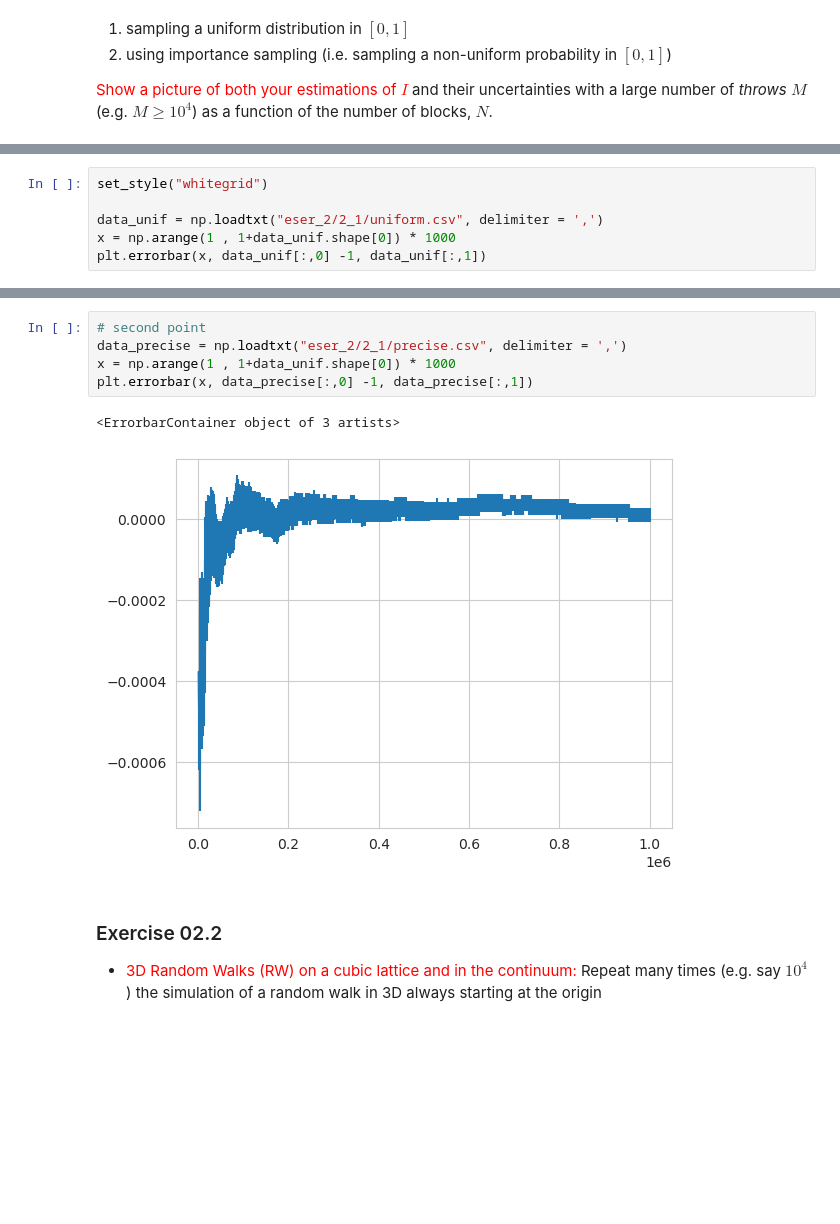
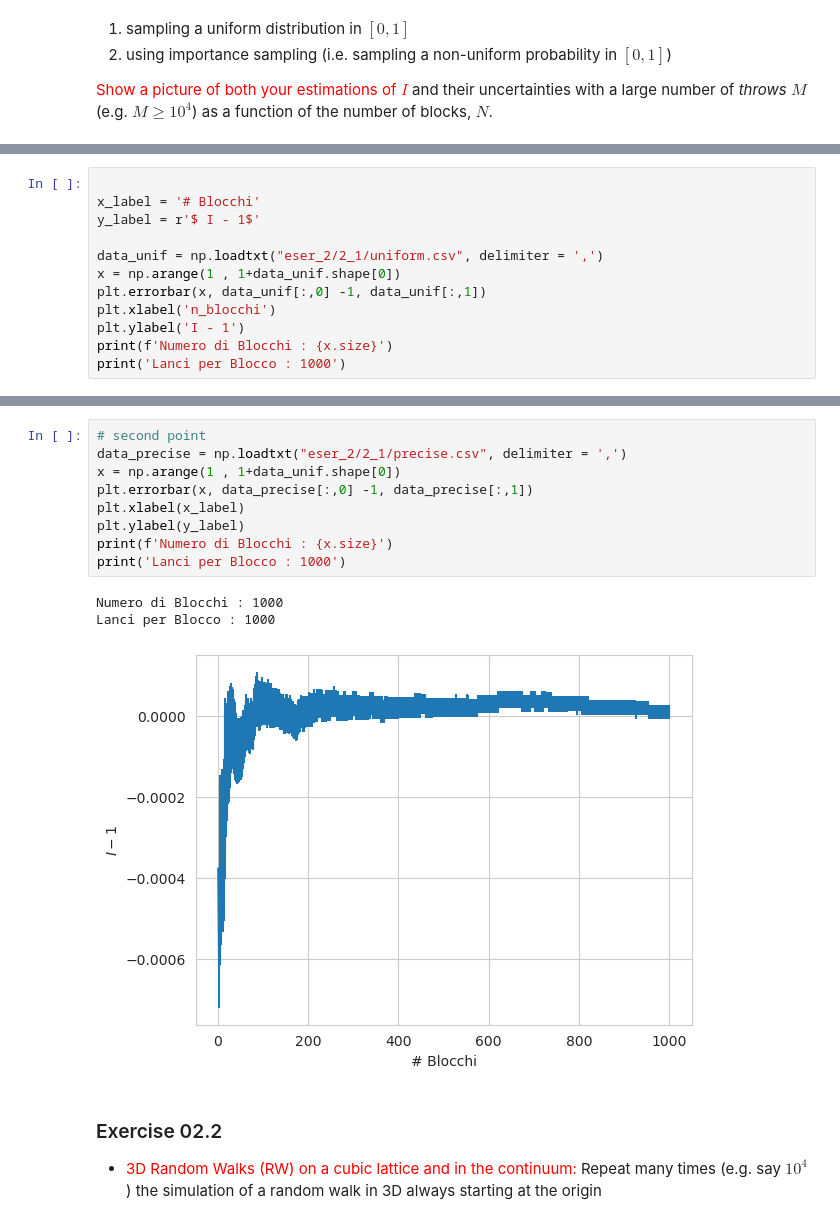
Before and after one commit to RandDouble/SimulazioneNumerica, a Jupyter notebook: LSN_Exercises_02.ipynb, the cells around one changed output, grey strips where cells are left out. Saved outputs shown, nothing was run; the diff lists cells and outputs as text; blank space fills up the shorter version.

```diff
--- a/LSN_Exercises_02.ipynb
+++ b/LSN_Exercises_02.ipynb
@@ -38,7 +77,13 @@ from seaborn import set_style
 # %%
-set_style("whitegrid")
+
+x_label = '# Blocchi'
+y_label = r'$ I - 1$'
 
 data_unif = np.loadtxt("eser_2/2_1/uniform.csv", delimiter = ',')
-x = np.arange(1 , 1+data_unif.shape[0]) * 1000
+x = np.arange(1 , 1+data_unif.shape[0])
 plt.errorbar(x, data_unif[:,0] -1, data_unif[:,1])
+plt.xlabel('n_blocchi')
+plt.ylabel('I - 1')
+print(f'Numero di Blocchi : {x.size}')
+print('Lanci per Blocco : 1000')
 # %% [output]
@@ -47,11 +93,16 @@ plt.errorbar(x, data_unif[:,0] -1, data_unif[:,1])
 # %%
 # second point
 data_precise = np.loadtxt("eser_2/2_1/precise.csv", delimiter = ',')
-x = np.arange(1 , 1+data_unif.shape[0]) * 1000
+x = np.arange(1 , 1+data_unif.shape[0])
 plt.errorbar(x, data_precise[:,0] -1, data_precise[:,1])
+plt.xlabel(x_label)
+plt.ylabel(y_label)
+print(f'Numero di Blocchi : {x.size}')
+print('Lanci per Blocco : 1000')
 # %% [output]
-<ErrorbarContainer object of 3 artists>
+Numero di Blocchi : 1000
+Lanci per Blocco : 1000
-[figure, old version]
+[figure, new version]
 # %% [markdown]
 ### Exercise 02.2
 - <span style="color:red">3D Random Walks (RW) on a cubic lattice and in the continuum:</span> Repeat many times (e.g. say $10^4$) the simulation of a random walk in 3D always starting at the origin
```
Also changed, not shown: parts of 9 cells of this notebook, 1 other file.
